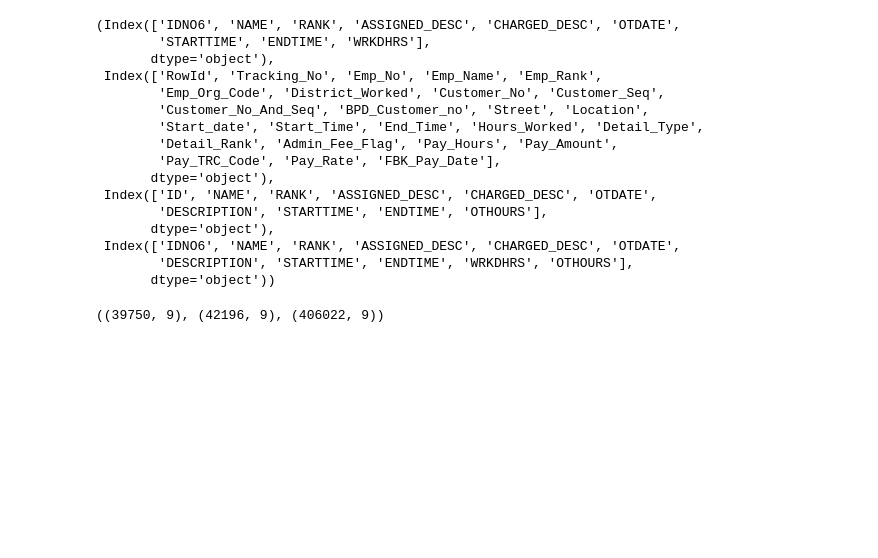
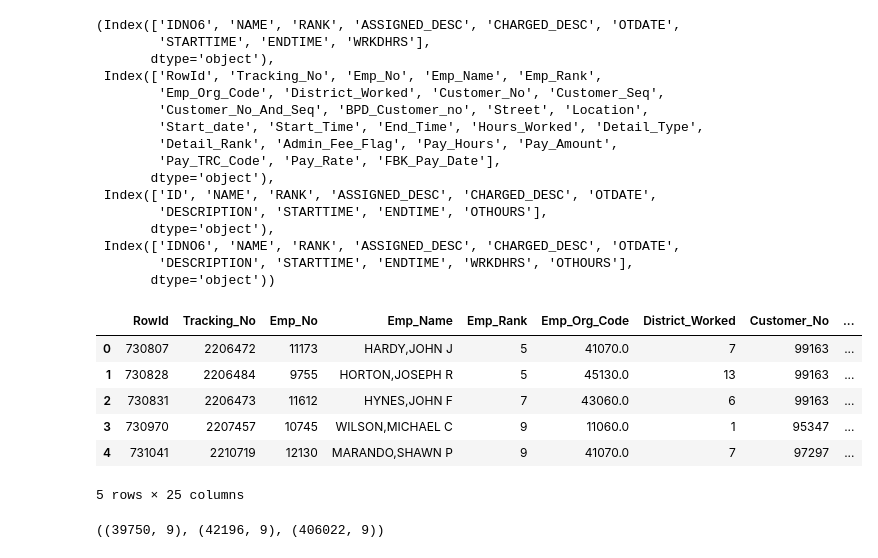
Before and after one commit to BU-Spark/ds-miller-quantum-cop, a Jupyter notebook: notebooks/Intra_OT_EDA.ipynb, the cells around one changed output. Drawn from its saved outputs; the diff is of its cells as text; code cells hidden in the pictures; blank space fills up the shorter version.

```diff
--- a/notebooks/Intra_OT_EDA.ipynb
+++ b/notebooks/Intra_OT_EDA.ipynb
@@ -35,3 +35,13 @@ df_court.columns, df_detail.columns, df_events.columns, df_records.columns
  Index(['IDNO6', 'NAME', 'RANK', 'ASSIGNED_DESC', 'CHARGED_DESC', 'OTDATE',
         'DESCRIPTION', 'STARTTIME', 'ENDTIME', 'WRKDHRS', 'OTHOURS'],
        dtype='object'))
+# %%
+df_detail.head()
+# %% [output]
+|  | RowId | Tracking_No | Emp_No | Emp_Name | Emp_Rank | Emp_Org_Code | District_Worked | Customer_No | ... |
+| 0 | 730807 | 2206472 | 11173 | HARDY,JOHN J | 5 | 41070.0 | 7 | 99163 | ... |
+| 1 | 730828 | 2206484 | 9755 | HORTON,JOSEPH R | 5 | 45130.0 | 13 | 99163 | ... |
+| 2 | 730831 | 2206473 | 11612 | HYNES,JOHN F | 7 | 43060.0 | 6 | 99163 | ... |
+| 3 | 730970 | 2207457 | 10745 | WILSON,MICHAEL C | 9 | 11060.0 | 1 | 95347 | ... |
+| 4 | 731041 | 2210719 | 12130 | MARANDO,SHAWN P | 9 | 41070.0 | 7 | 97297 | ... |
+5 rows × 25 columns
```
Also changed, not shown: parts of 10 cells of this notebook, 1 other file.
